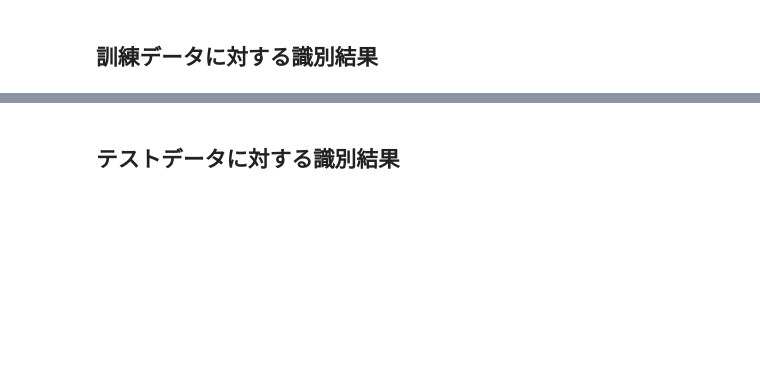
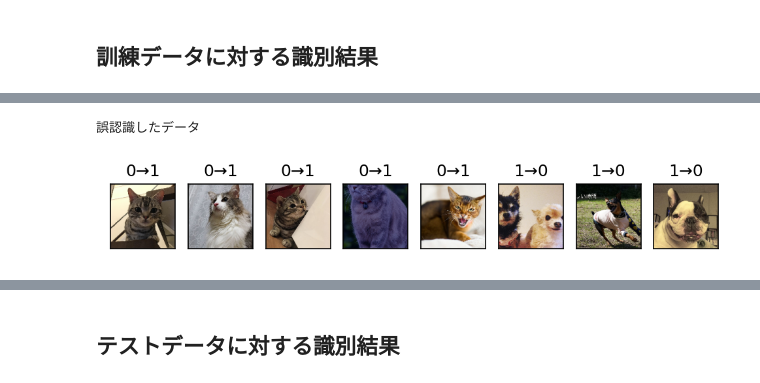
Before and after one commit to aquapathos/MLLesson, a Jupyter notebook: ML08 一般物体認識/AIChallenge/002_学習と識別.ipynb, the cells around one changed output, grey strips where cells are left out. Saved outputs shown, nothing was run; the diff lists cells and outputs as text; code cells hidden in the pictures; blank space fills up the shorter version.

```diff
--- a/ML08 一般物体認識/AIChallenge/002_学習と識別.ipynb
+++ b/ML08 一般物体認識/AIChallenge/002_学習と識別.ipynb
@@ -168,7 +197,7 @@ display_png(Image('model1.png'))
 model = model1
 
 model.compile(loss='sparse_categorical_crossentropy',
-              optimizer = Adam(lr=0.00001, beta_1=0.9, beta_2=0.999, epsilon=1e-08, decay=0.0),
+              optimizer = Adam(learning_rate=0.00001, beta_1=0.9, beta_2=0.999, epsilon=1e-08, decay=0.0),
               metrics=['accuracy'])
 
 # データを 浮動小数点数に変換し、[0,255] → [0,1] に変換
@@ -228,15 +276,23 @@ crossTable
 # %%
 # 認識間違いの表示
 plt.rcParams['figure.figsize'] = (12.0, 7.0)
 def showEimg(errlist, images):
     last = len(errlist)
     plt.figure(figsize=(8,7.5*(math.ceil(last/8))/6),dpi=150)
     for i in range(last):
             plt.subplot((last-1)//8+1,8,i+1)
             plt.xticks([])
             plt.yticks([])
             plt.imshow(images[errlist[i][0]][:,:,::-1])
             plt.title("{}→{}".format(errlist[i][1],errlist[i][2]))
 
-showEimg(TrainError,Xtrain)
-# 0:ネコ、1:イヌ
+# 誤認識した画像を表示
+if len(TrainError)>0:
+  print("誤認識したデータ")
+  showEimg(TrainError,Xtrain)
+  # 0:ネコ、1:イヌ
+else:
+  print("誤認識はありません")
+# %% [output]
+誤認識したデータ
+[figure, added]
```
Also changed, not shown: parts of 59 cells of this notebook, 3 other files.
